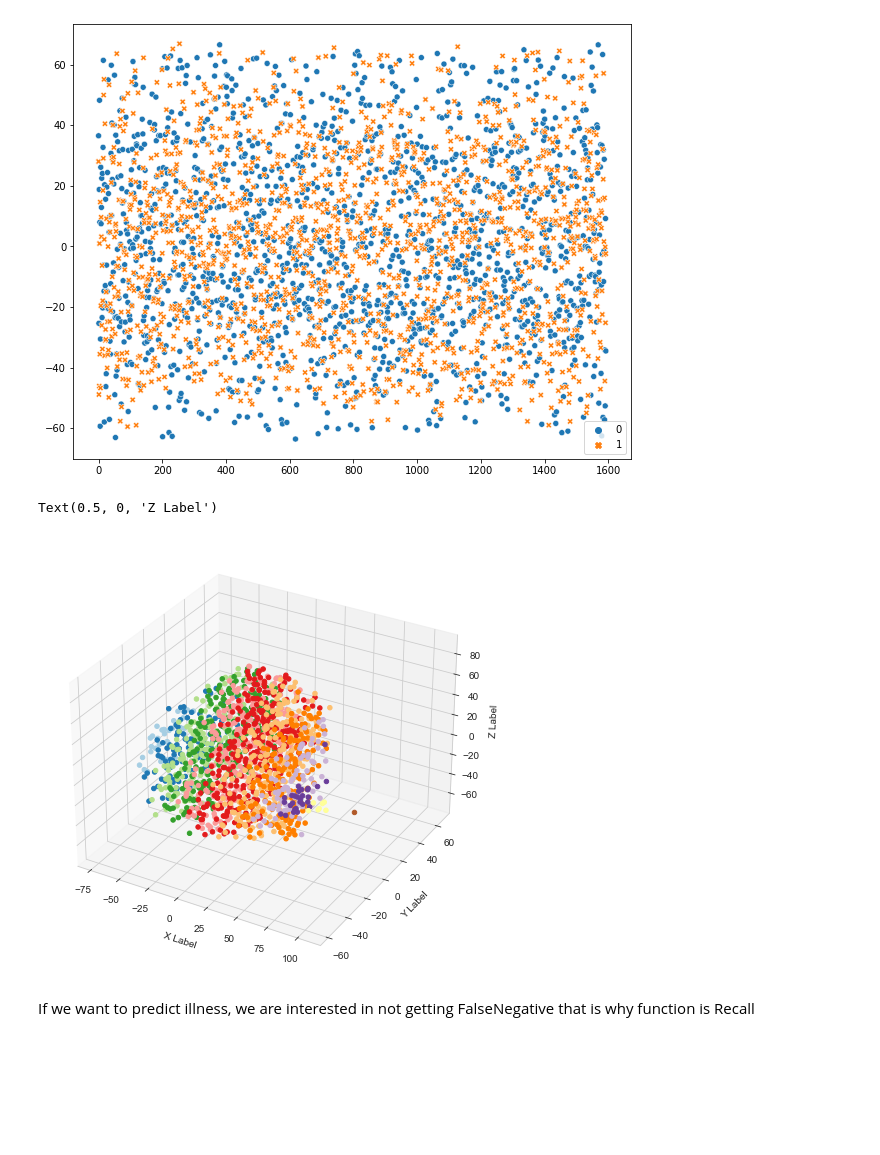
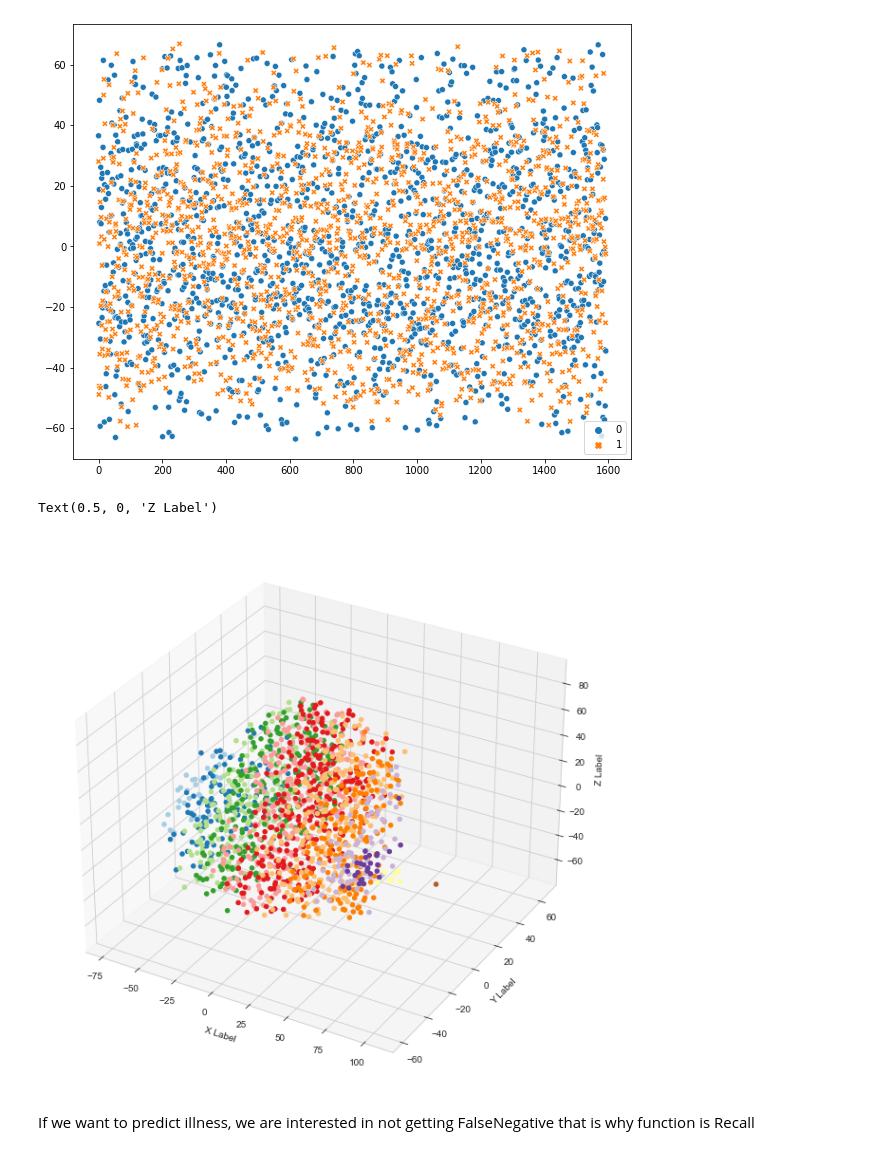
Before and after one commit to Programming-Technology-ALG/class_ml_lab1, a Jupyter notebook: notebooks/main.ipynb, the cells around one changed output. Cells and saved outputs as stored; diff of their text form; code cells hidden in the pictures; blank space fills up the shorter version.

```diff
--- a/notebooks/main.ipynb
+++ b/notebooks/main.ipynb
@@ -75,27 +75,25 @@ sns.scatterplot(data=pd.DataFrame(tsne_representation))
 # %%
 tsne = TSNE(n_components=3, random_state=cfg.RANDOM_STATE, perplexity=30, n_iter=1000)
 tsne_representation = tsne.fit_transform(full_data_copy)
-
-
 
 import seaborn as sns, numpy as np, pandas as pd, random
 import matplotlib.pyplot as plt
 from mpl_toolkits.mplot3d import Axes3D
 sns.set_style("whitegrid", {'axes.grid' : False})
 
-fig = plt.figure(figsize=(6,6))
+fig = plt.figure(figsize=(10,8))
 
 ax = Axes3D(fig)
 x = tsne_representation[:, 0]
 y = tsne_representation[:, 1]
 z = tsne_representation[:, 2]
 
 g = ax.scatter(x, y, z, c=x, marker='o', depthshade=False, cmap='Paired')
 ax.set_xlabel('X Label')
 ax.set_ylabel('Y Label')
 ax.set_zlabel('Z Label')
 # %% [output]
 Text(0.5, 0, 'Z Label')
-[figure, old version]
+[figure, new version]
 # %% [markdown]
 If we want to predict illness, we are interested in not getting FalseNegative that is why function is Recall
```
Also changed, not shown: parts of 6 cells of this notebook.
